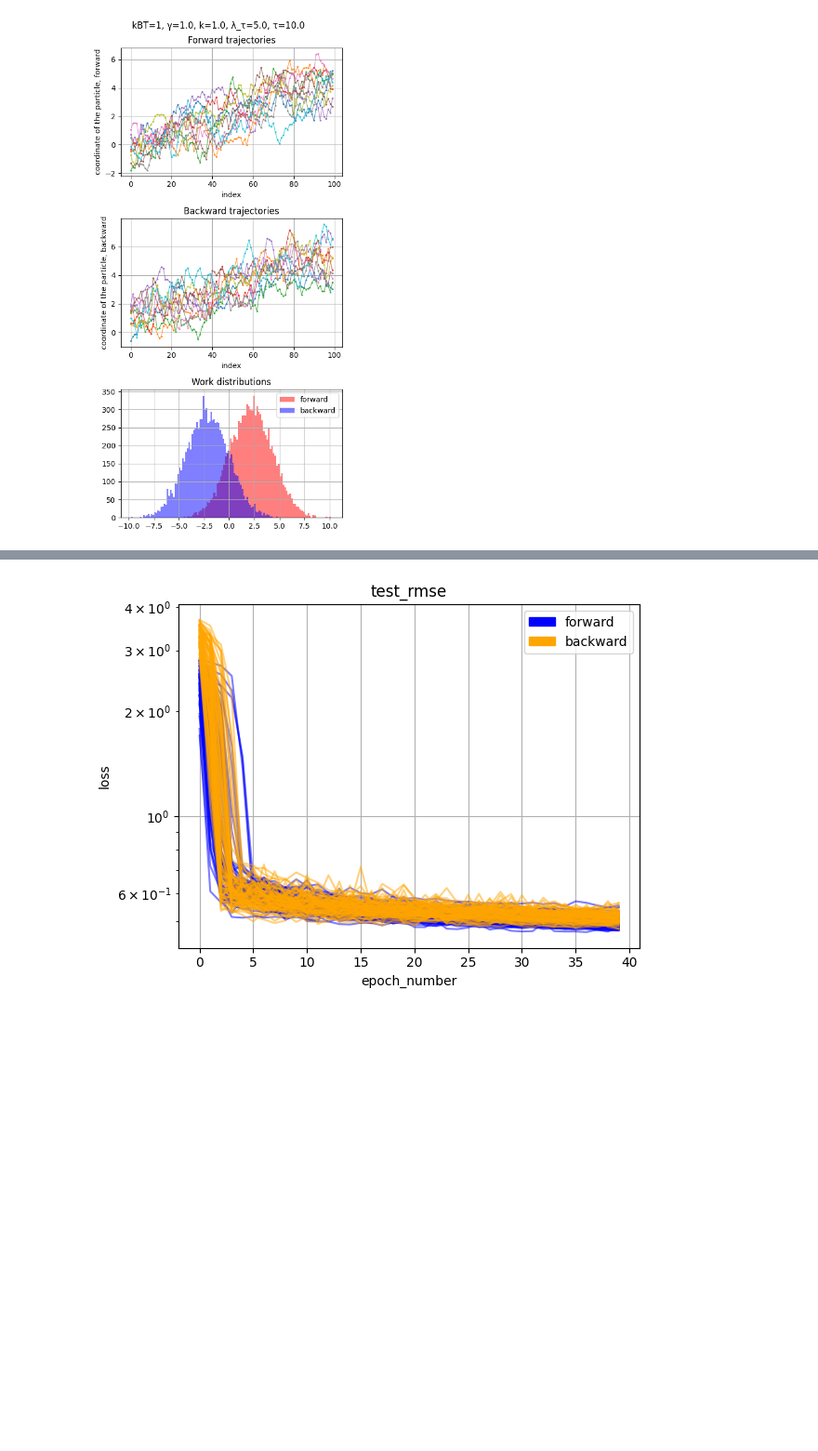
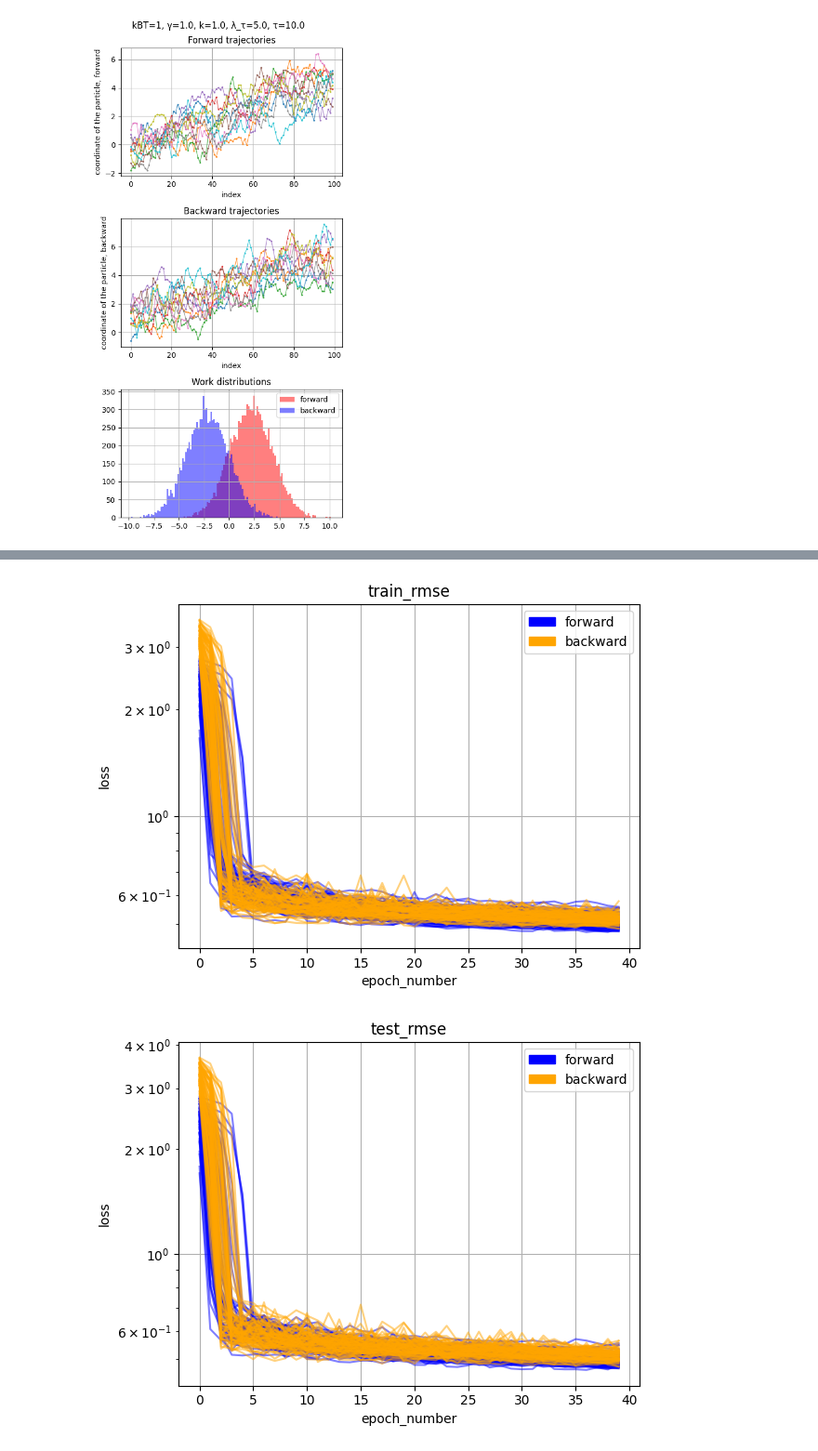
Before and after one commit to mathymess/reversibility-of-processes, a Jupyter notebook: bayesian_brownian_varinf2.ipynb, the cells around one changed output, grey strips where cells are left out. Shown at 93% size. Drawn from its saved outputs; the diff is of its cells as text; code cells hidden in the pictures; blank space fills up the shorter version.

Commit message:
bayesian_brownian_varinf{1,2}.ipynb: plot more metrics, conclusions

```diff
--- a/bayesian_brownian_varinf2.ipynb
+++ b/bayesian_brownian_varinf2.ipynb
@@ -44,5 +50,9 @@ l.plot_learning_curves(log_scale=True)
 # %%
+l = load_learning_curves(save_dir_prefix=save_dir_prefix, num_runs=num_runs, alt_metric="train_rmse")
+l.plot_learning_curves()
 l = load_learning_curves(save_dir_prefix=save_dir_prefix, num_runs=num_runs, alt_metric="test_rmse")
 l.plot_learning_curves()
+l.plot_relmeandiff_vs_epoch()
 # %% [output]
-[figure, old version]
+[figure, new version]
+[figure, added]
```
Also changed, not shown: parts of 10 cells of this notebook, 1 other file.
